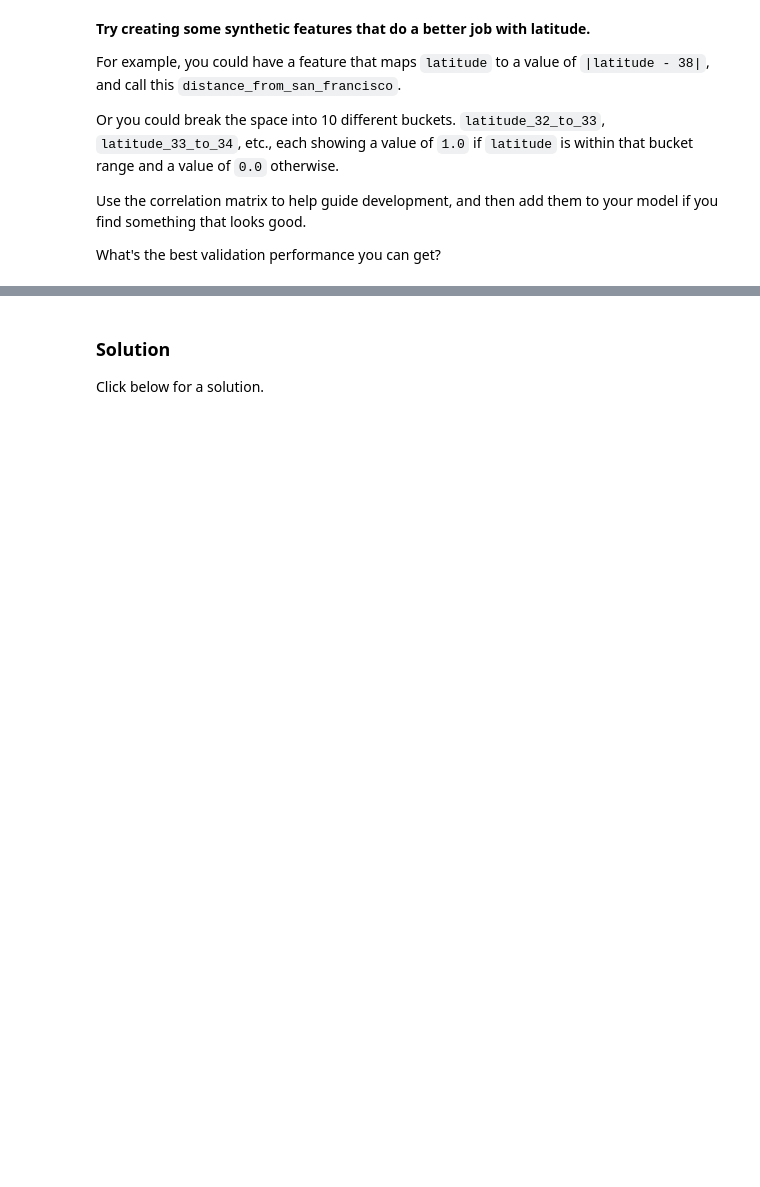
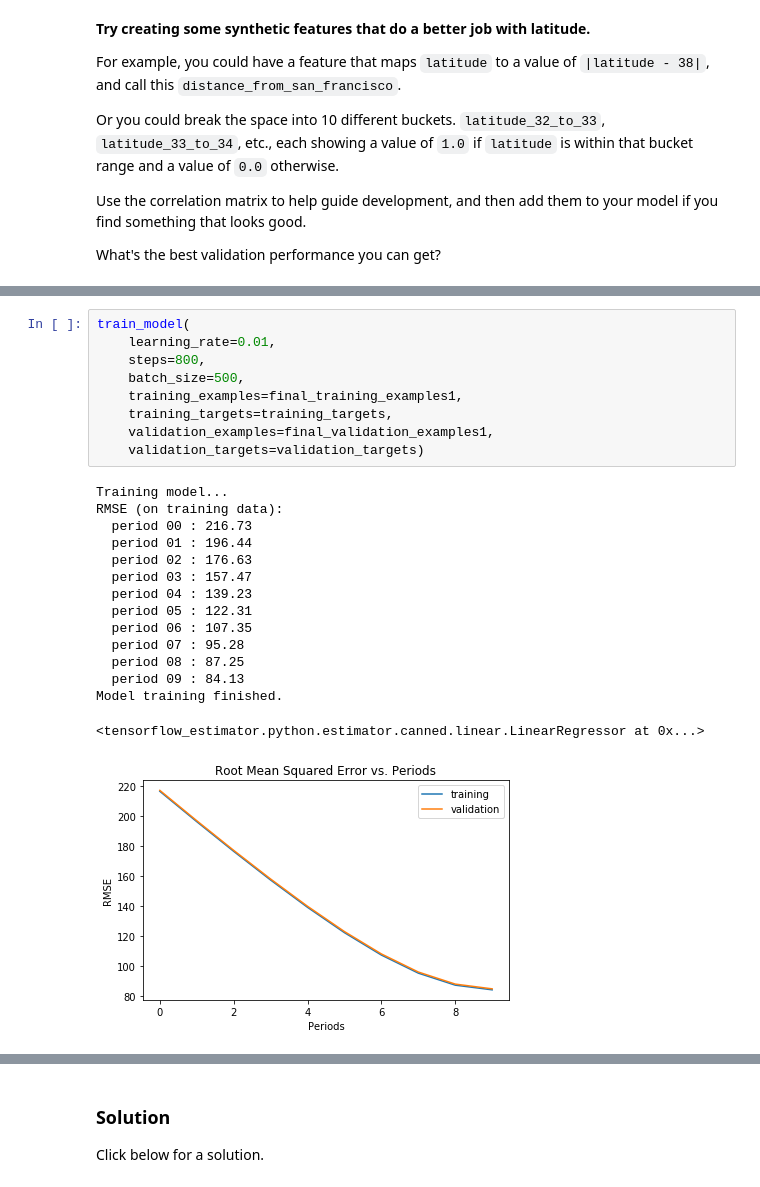
Before and after one commit to GlitchBox/ML-crash-course, a Jupyter notebook: feature_sets.ipynb, the cells around one changed output, grey strips where cells are left out. Drawn from its saved outputs; the diff is of its cells as text; blank space fills up the shorter version.

```diff
--- a/feature_sets.ipynb
+++ b/feature_sets.ipynb
@@ -415,0 +471,25 @@ What's the best validation performance you can get?
+# %%
+train_model(
+    learning_rate=0.01,
+    steps=800,
+    batch_size=500,
+    training_examples=final_training_examples1,
+    training_targets=training_targets,
+    validation_examples=final_validation_examples1,
+    validation_targets=validation_targets)
+# %% [output]
+Training model...
+RMSE (on training data):
+  period 00 : 216.73
+  period 01 : 196.44
+  period 02 : 176.63
+  period 03 : 157.47
+  period 04 : 139.23
+  period 05 : 122.31
+  period 06 : 107.35
+  period 07 : 95.28
+  period 08 : 87.25
+  period 09 : 84.13
+Model training finished.
+<tensorflow_estimator.python.estimator.canned.linear.LinearRegressor at 0x...>
+[figure, added]
```
Also changed, not shown: parts of 7 cells of this notebook.
